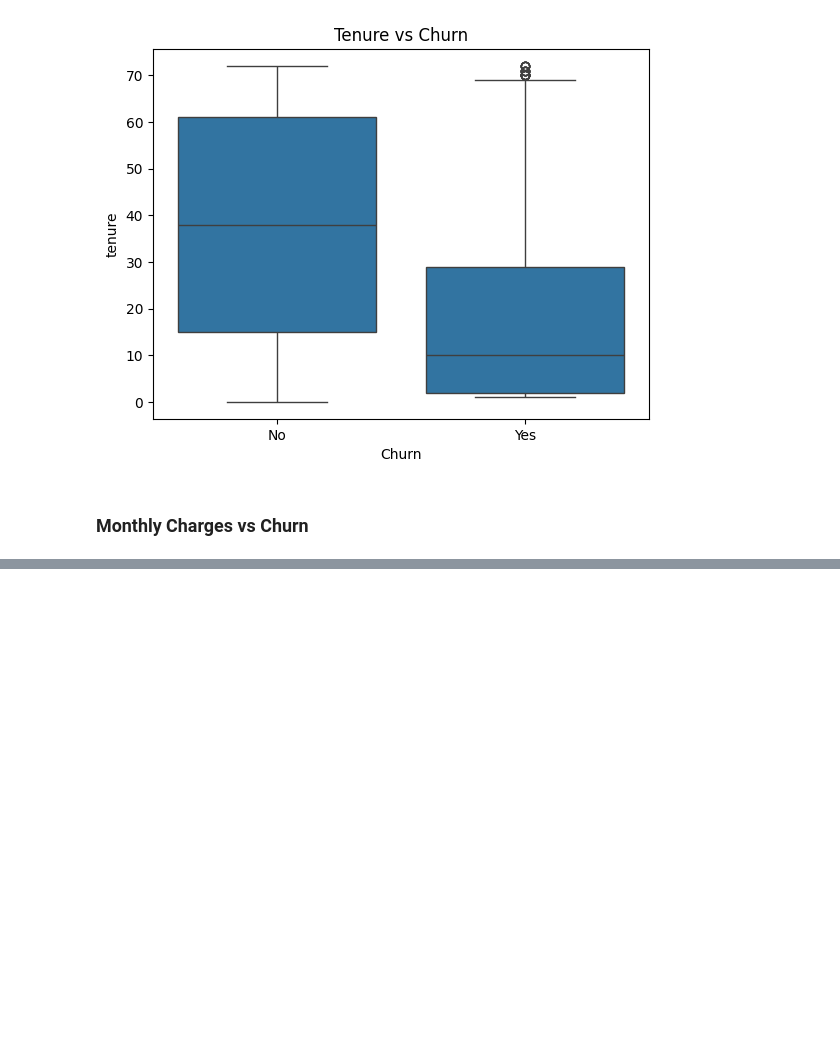
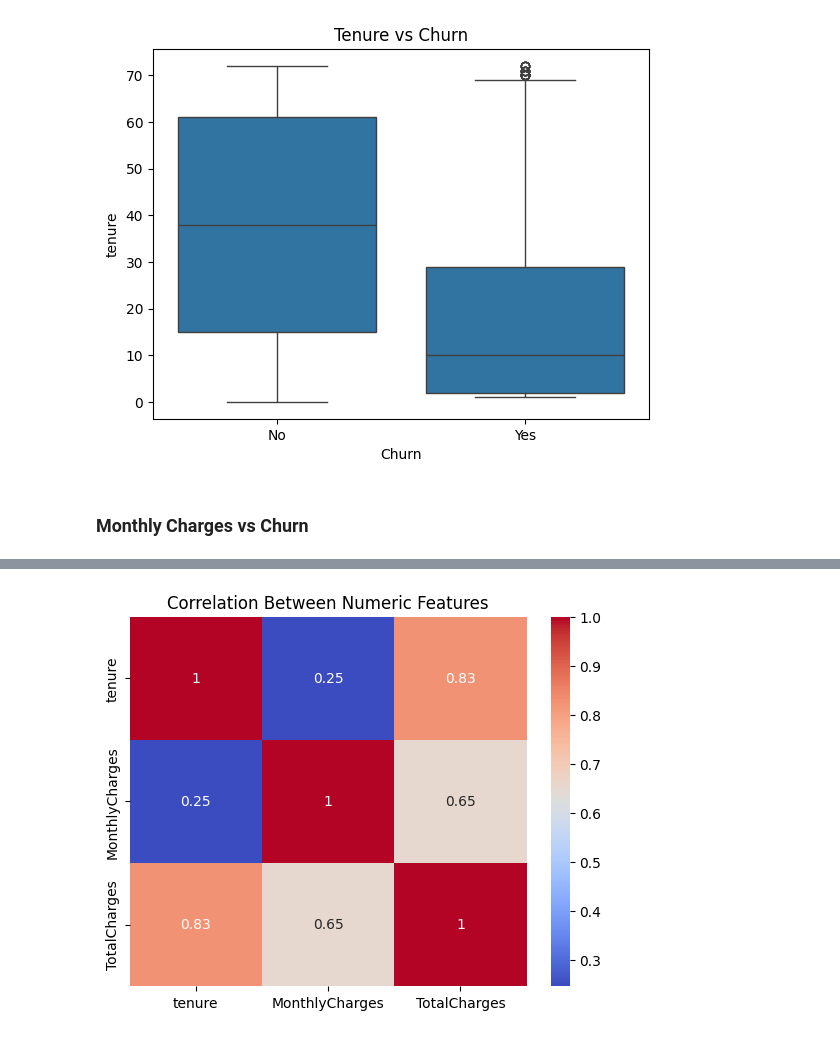
Before and after one commit to SaiAshwathaSingari/customer-churn-eda, a Jupyter notebook: notebooks/churn_analysis.ipynb, the cells around one changed output, grey strips where cells are left out. Cells and saved outputs as stored; diff of their text form; code cells hidden in the pictures; blank space fills up the shorter version.

```diff
--- a/notebooks/churn_analysis.ipynb
+++ b/notebooks/churn_analysis.ipynb
@@ -86,0 +127,14 @@ companies design effective customer retention strategies.
+# %%
+df["TotalCharges"] = df["TotalCharges"].astype(str)
+df["TotalCharges"] = df["TotalCharges"].str.strip()
+df["TotalCharges"] = pd.to_numeric(df["TotalCharges"], errors="coerce")
+# %%
+df = df.dropna(subset=["TotalCharges"])
+# %%
+corr = df[["tenure", "MonthlyCharges", "TotalCharges"]].corr()
+
+sns.heatmap(corr, annot=True, cmap="coolwarm")
+plt.title("Correlation Between Numeric Features")
+plt.show()
+# %% [output]
+[figure, added]
```
Also changed, not shown: parts of 11 cells of this notebook.
